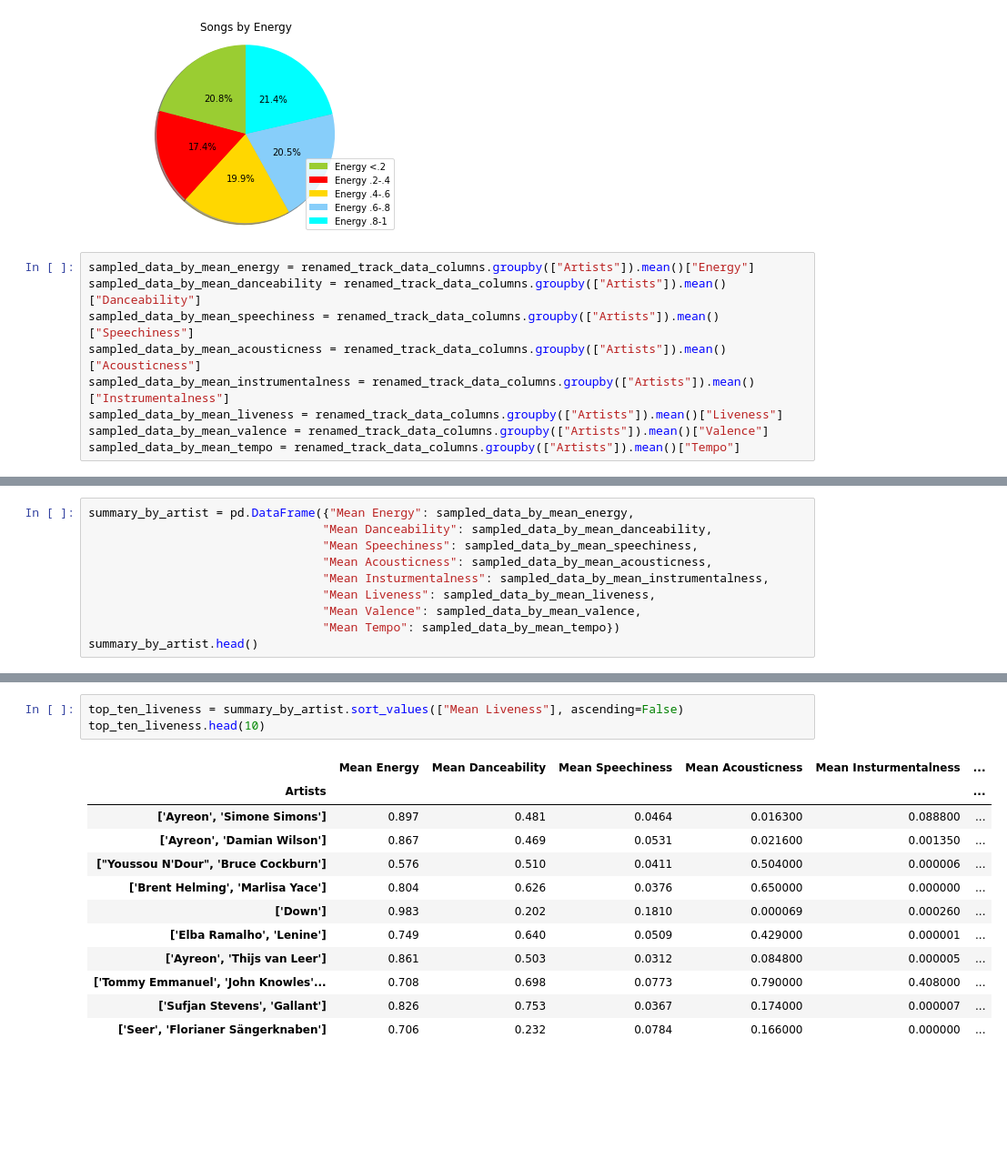
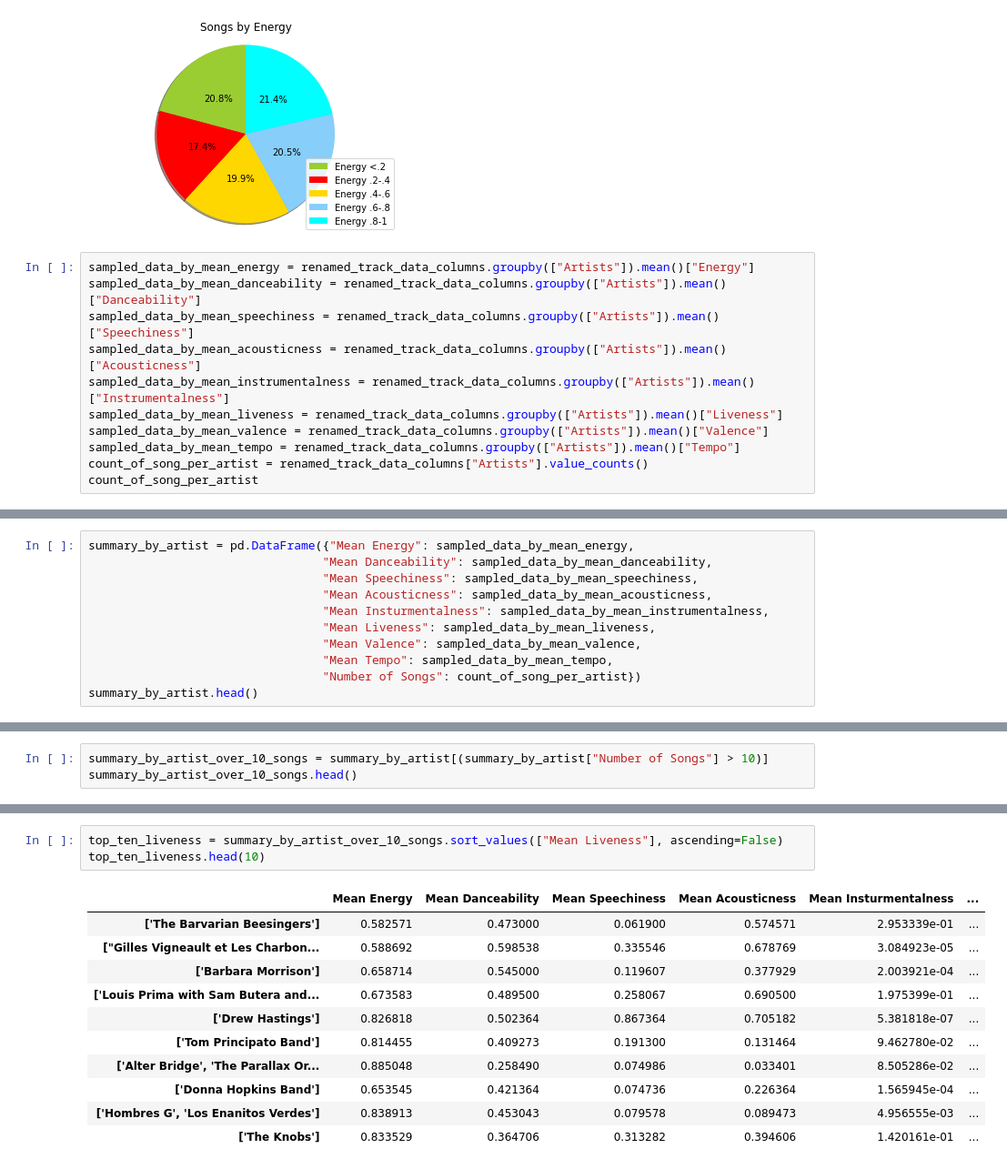
Before and after one commit to Erink8/Project1, a Jupyter notebook: track data - binned-energy.ipynb, the cells around one changed output, grey strips where cells are left out. Shown at 91% size. Saved outputs shown, nothing was run; the diff lists cells and outputs as text; blank space fills up the shorter version.

```diff
--- a/track data - binned-energy.ipynb
+++ b/track data - binned-energy.ipynb
@@ -213,3 +213,5 @@ sampled_data_by_mean_instrumentalness = renamed_track_data_columns.groupby(["Art
 sampled_data_by_mean_liveness = renamed_track_data_columns.groupby(["Artists"]).mean()["Liveness"]
 sampled_data_by_mean_valence = renamed_track_data_columns.groupby(["Artists"]).mean()["Valence"]
 sampled_data_by_mean_tempo = renamed_track_data_columns.groupby(["Artists"]).mean()["Tempo"]
+count_of_song_per_artist = renamed_track_data_columns["Artists"].value_counts()
+count_of_song_per_artist
@@ -221,7 +236,8 @@ summary_by_artist = pd.DataFrame({"Mean Energy": sampled_data_by_mean_energy,
                                  "Mean Insturmentalness": sampled_data_by_mean_instrumentalness,
                                  "Mean Liveness": sampled_data_by_mean_liveness,
                                  "Mean Valence": sampled_data_by_mean_valence,
-                                 "Mean Tempo": sampled_data_by_mean_tempo})
+                                 "Mean Tempo": sampled_data_by_mean_tempo,
+                                 "Number of Songs": count_of_song_per_artist})
 summary_by_artist.head()
 # %% [output]
 |  | Mean Energy | Mean Danceability | Mean Speechiness | Mean Acousticness | Mean Insturmentalness | ... |
@@ -231,3 +246,6 @@ summary_by_artist.head()
 | ["'89 Skratch Gangstaz (DJ Pone &... | 0.902000 | 0.632000 | 0.452000 | 0.230000 | 0.000353 | ... |
 | ["'Ale'a", 'Ryan Gonzalez'] | 0.544000 | 0.378000 | 0.065300 | 0.263000 | 0.907000 | ... |
 | ["'Boodle It' Wiggins"] | 0.320000 | 0.590000 | 0.032700 | 0.992000 | 0.005040 | ... |
+# %%
+summary_by_artist_over_10_songs = summary_by_artist[(summary_by_artist["Number of Songs"] > 10)]
+summary_by_artist_over_10_songs.head()
@@ -314,17 +334,16 @@ top_ten_instrumentalness.head(10)
 # %%
-top_ten_liveness = summary_by_artist.sort_values(["Mean Liveness"], ascending=False)
+top_ten_liveness = summary_by_artist_over_10_songs.sort_values(["Mean Liveness"], ascending=False)
 top_ten_liveness.head(10)
 # %% [output]
 |  | Mean Energy | Mean Danceability | Mean Speechiness | Mean Acousticness | Mean Insturmentalness | ... |
-| Artists |  |  |  |  |  | ... |
-| ['Ayreon', 'Simone Simons'] | 0.897 | 0.481 | 0.0464 | 0.016300 | 0.088800 | ... |
-| ['Ayreon', 'Damian Wilson'] | 0.867 | 0.469 | 0.0531 | 0.021600 | 0.001350 | ... |
-| ["Youssou N'Dour", 'Bruce Cockburn'] | 0.576 | 0.510 | 0.0411 | 0.504000 | 0.000006 | ... |
-| ['Brent Helming', 'Marlisa Yace'] | 0.804 | 0.626 | 0.0376 | 0.650000 | 0.000000 | ... |
-| ['Down'] | 0.983 | 0.202 | 0.1810 | 0.000069 | 0.000260 | ... |
-| ['Elba Ramalho', 'Lenine'] | 0.749 | 0.640 | 0.0509 | 0.429000 | 0.000001 | ... |
-| ['Ayreon', 'Thijs van Leer'] | 0.861 | 0.503 | 0.0312 | 0.084800 | 0.000005 | ... |
-| ['Tommy Emmanuel', 'John Knowles'... | 0.708 | 0.698 | 0.0773 | 0.790000 | 0.408000 | ... |
-| ['Sufjan Stevens', 'Gallant'] | 0.826 | 0.753 | 0.0367 | 0.174000 | 0.000007 | ... |
-| ['Seer', 'Florianer Sängerknaben'] | 0.706 | 0.232 | 0.0784 | 0.166000 | 0.000000 | ... |
+| ['The Barvarian Beesingers'] | 0.582571 | 0.473000 | 0.061900 | 0.574571 | 2.953339e-01 | ... |
+| ["Gilles Vigneault et Les Charbon... | 0.588692 | 0.598538 | 0.335546 | 0.678769 | 3.084923e-05 | ... |
+| ['Barbara Morrison'] | 0.658714 | 0.545000 | 0.119607 | 0.377929 | 2.003921e-04 | ... |
+| ['Louis Prima with Sam Butera and... | 0.673583 | 0.489500 | 0.258067 | 0.690500 | 1.975399e-01 | ... |
+| ['Drew Hastings'] | 0.826818 | 0.502364 | 0.867364 | 0.705182 | 5.381818e-07 | ... |
+| ['Tom Principato Band'] | 0.814455 | 0.409273 | 0.191300 | 0.131464 | 9.462780e-02 | ... |
+| ['Alter Bridge', 'The Parallax Or... | 0.885048 | 0.258490 | 0.074986 | 0.033401 | 8.505286e-02 | ... |
+| ['Donna Hopkins Band'] | 0.653545 | 0.421364 | 0.074736 | 0.226364 | 1.565945e-04 | ... |
+| ['Hombres G', 'Los Enanitos Verdes'] | 0.838913 | 0.453043 | 0.079578 | 0.089473 | 4.956555e-03 | ... |
+| ['The Knobs'] | 0.833529 | 0.364706 | 0.313282 | 0.394606 | 1.420161e-01 | ... |
 # %%
```
Also changed, not shown: parts of 17 cells of this notebook.
